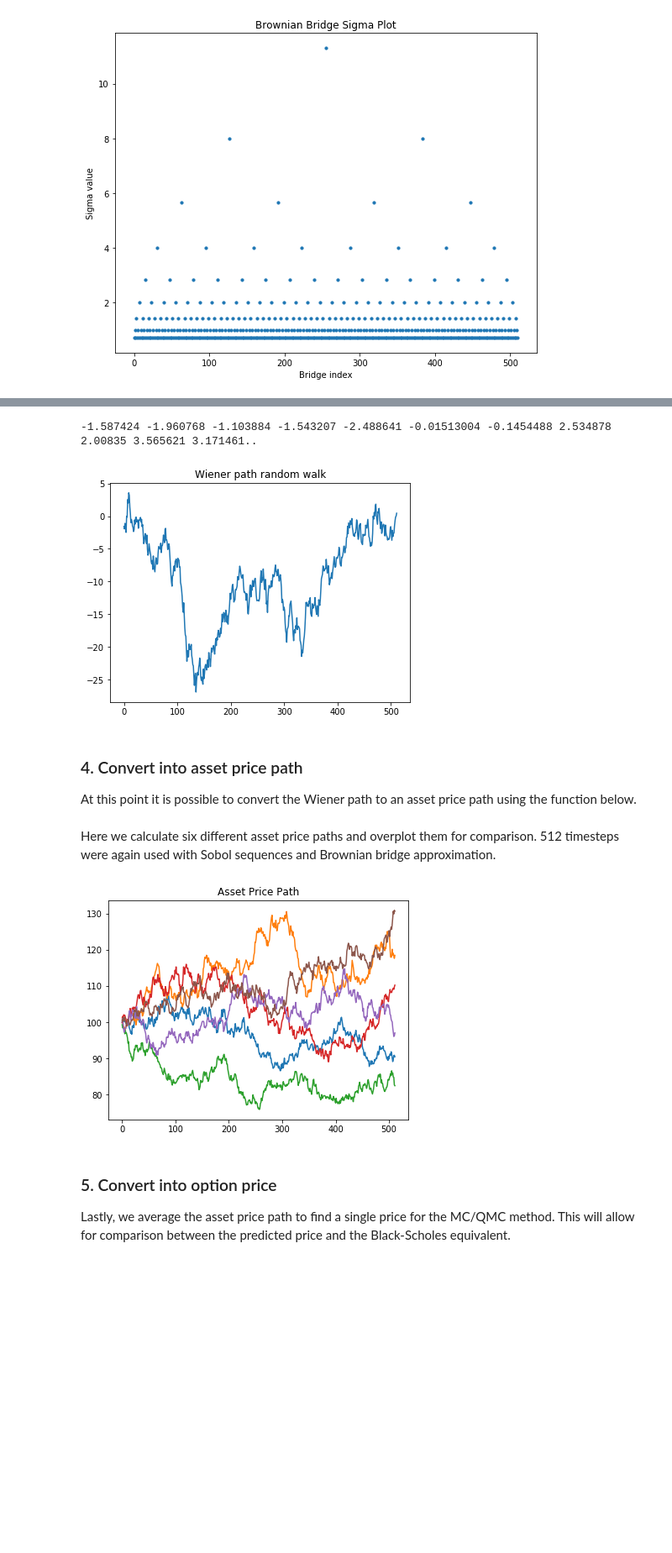
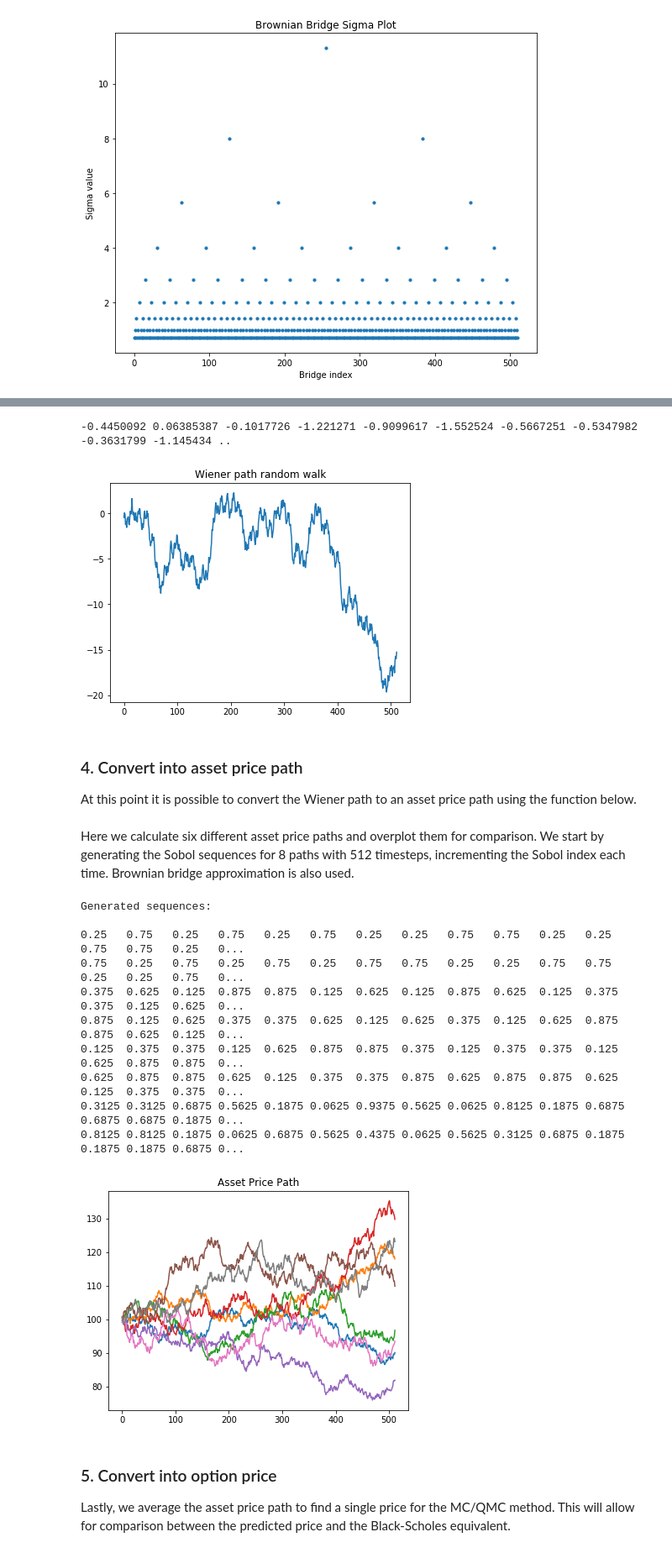
Before and after one commit to dmorgankx/optionpricing, a Jupyter notebook: notebooks/OptionPricing.ipynb, the cells around one changed output, grey strips where cells are left out. Shown: that part at 84% size. Cells and saved outputs as stored; diff of their text form; code cells hidden in the pictures; blank space fills up the shorter version.

Commit message:
sobol now takes n and idx --suitable for multithreading

```diff
--- a/notebooks/OptionPricing.ipynb
+++ b/notebooks/OptionPricing.ipynb
@@ -265,13 +269,13 @@ Once the Brownian bridge is intialized, it can be used to transform Gaussian var
 # %%
 \c 200 110
 d:`bb`sobol!(bbex;1b)
-show w:wpath[nsteps;d]
+show w:wpath[sobolrand[nsteps;2];d]
 plt[`:title]"Wiener path random walk";
 plt[`:plot]w;
 plt[`:show][];
 # %% [output]
--1.587424 -1.960768 -1.103884 -1.543207 -2.488641 -0.01513004 -0.1454488 2.534878 2.00835 3.565621 3.171461..
+-0.4450092 0.06385387 -0.1017726 -1.221271 -0.9099617 -1.552524 -0.5667251 -0.5347982 -0.3631799 -1.145434 ..
-[figure, old version]
+[figure, new version]
 # %% [markdown]
 ### 4. Convert into asset price path
 
@@ -281,11 +285,23 @@ spath:{[n;d;pd]pd[`s]*exp(wpath[n;d]*pd[`v]*sqrt dt)+(1+til n)*dr:(pd[`r]-pd[`q]
 # %% [markdown]
-Here we calculate six different asset price paths and overplot them for comparison. 512 timesteps were again used with Sobol sequences and Brownian bridge approximation.
+Here we calculate six different asset price paths and overplot them for comparison. We start by generating the Sobol sequences for 8 paths with 512 timesteps, incrementing the Sobol index each time. Brownian bridge approximation is also used.
 # %%
+-1"Generated sequences: \n";
+show u:sobolrand[nsteps;]each 2+til 8;
 plt[`:title]"Asset Price Path";
-do[6;plt[`:plot]spath[nsteps;d;pd]];
+plt[`:plot] each spath[;nsteps;d;pd]each u;
 plt[`:show][];
 # %% [output]
+Generated sequences:
+
+0.25   0.75   0.25   0.75   0.25   0.75   0.25   0.25   0.75   0.75   0.25   0.25   0.75   0.75   0.25   0...
+0.75   0.25   0.75   0.25   0.75   0.25   0.75   0.75   0.25   0.25   0.75   0.75   0.25   0.25   0.75   0...
+0.375  0.625  0.125  0.875  0.875  0.125  0.625  0.125  0.875  0.625  0.125  0.375  0.375  0.125  0.625  0...
+0.875  0.125  0.625  0.375  0.375  0.625  0.125  0.625  0.375  0.125  0.625  0.875  0.875  0.625  0.125  0...
+0.125  0.375  0.375  0.125  0.625  0.875  0.875  0.375  0.125  0.375  0.375  0.125  0.625  0.875  0.875  0...
+0.625  0.875  0.875  0.625  0.125  0.375  0.375  0.875  0.625  0.875  0.875  0.625  0.125  0.375  0.375  0...
+0.3125 0.3125 0.6875 0.5625 0.1875 0.0625 0.9375 0.5625 0.0625 0.8125 0.1875 0.6875 0.6875 0.6875 0.1875 0...
+0.8125 0.8125 0.1875 0.0625 0.6875 0.5625 0.4375 0.0625 0.5625 0.3125 0.6875 0.1875 0.1875 0.1875 0.6875 0...
-[figure, old version]
+[figure, new version]
 # %% [markdown]
 ### 5. Convert into option price
 
```
Also changed, not shown: parts of 18 cells of this notebook, 8 other files.
